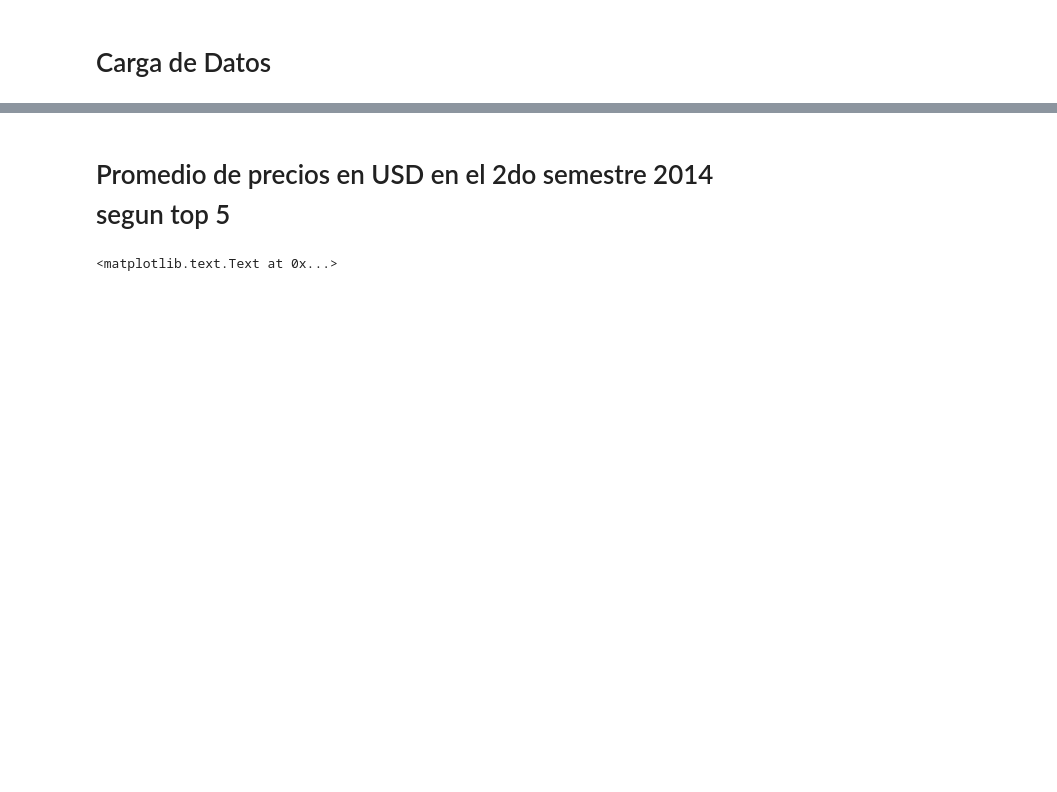
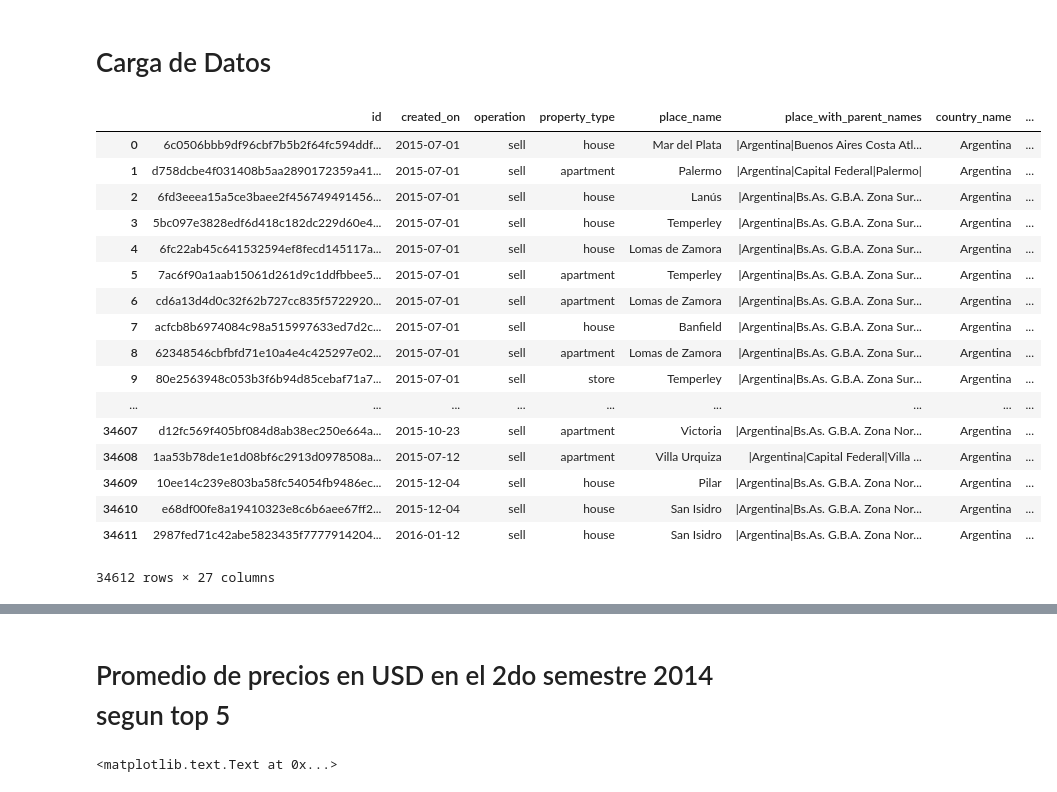
Before and after one commit to nicolaslongo/datos-TP1, a Jupyter notebook: Prop en venta 1er semestre 2016.ipynb, the cells around one changed output, grey strips where cells are left out. Cells and saved outputs as stored; diff of their text form; code cells hidden in the pictures; blank space fills up the shorter version.

```diff
--- a/Prop en venta 1er semestre 2016.ipynb
+++ b/Prop en venta 1er semestre 2016.ipynb
@@ -14,22 +14,52 @@ import calendar
 # %%
 ssem_2014 = pd.read_csv('properties/properati-AR-2015-01-01-properties-sell-six_months.csv')
 
 psem_2015 = pd.read_csv('properties/properati-AR-2015-06-01-properties-sell-six_months.csv')
 ssem_2015 = pd.read_csv('properties/properati-AR-2015-12-01-properties-sell-six_months.csv')
 
 en_16 = pd.read_csv('properties/properati-AR-2016-01-01-properties-sell.csv')
 fe_16 = pd.read_csv('properties/properati-AR-2016-02-01-properties-sell.csv')
 ma_16 = pd.read_csv('properties/properati-AR-2016-03-01-properties-sell.csv')
 ab_16 = pd.read_csv('properties/properati-AR-2016-04-01-properties-sell.csv')
 my_16 = pd.read_csv('properties/properati-AR-2016-05-01-properties-sell.csv')
 jn_16 = pd.read_csv('properties/properati-AR-2016-06-01-properties-sell.csv')
 jl_16 = pd.read_csv('properties/properati-AR-2016-07-01-properties-sell.csv')
 ag_16 = pd.read_csv('properties/properati-AR-2016-08-01-properties-sell.csv')
 se_16 = pd.read_csv('properties/properati-AR-2016-09-01-properties-sell.csv')
 oc_16 = pd.read_csv('properties/properati-AR-2016-10-01-properties-sell.csv')
 nv_16 = pd.read_csv('properties/properati-AR-2016-11-01-properties-sell.csv')
 dc_16 = pd.read_csv('properties/properati-AR-2016-12-01-properties-sell.csv')
 psem_2016 = pd.concat([en_16, fe_16, ma_16, ab_16, my_16, jn_16]).drop_duplicates('properati_url')
 ssem_2016 = pd.concat([jl_16, ag_16, se_16, oc_16, nv_16, dc_16]).drop_duplicates('properati_url')
-semestres = pd.concat([ssem_2014, psem_2015, ssem_2015, psem_2016, ssem_2016]).drop_duplicates('properati_url')
+
+en_17 = pd.read_csv('properties/properati-AR-2017-01-01-properties-sell.csv')
+fe_17 = pd.read_csv('properties/properati-AR-2017-02-01-properties-sell.csv')
+ma_17 = pd.read_csv('properties/properati-AR-2017-03-01-properties-sell.csv')
+ab_17 = pd.read_csv('properties/properati-AR-2017-04-01-properties-sell.csv')
+my_17 = pd.read_csv('properties/properati-AR-2017-05-01-properties-sell.csv')
+jn_17 = pd.read_csv('properties/properati-AR-2017-06-01-properties-sell.csv')
+jl_17 = pd.read_csv('properties/properati-AR-2017-07-01-properties-sell.csv')
+_2017 = pd.concat([en_17, fe_17, ma_17, ab_17, my_17, jn_17, jl_17]).drop_duplicates('properati_url')
+
+semestres = pd.concat([ssem_2014, psem_2015, ssem_2015, psem_2016, ssem_2016, _2017]).drop_duplicates('properati_url')
+en_16
+# %% [output]
+|  | id | created_on | operation | property_type | place_name | place_with_parent_names | country_name | ... |
+| 0 | 6c0506bbb9df96cbf7b5b2f64fc594ddf... | 2015-07-01 | sell | house | Mar del Plata | |Argentina|Buenos Aires Costa Atl... | Argentina | ... |
+| 1 | d758dcbe4f031408b5aa2890172359a41... | 2015-07-01 | sell | apartment | Palermo | |Argentina|Capital Federal|Palermo| | Argentina | ... |
+| 2 | 6fd3eeea15a5ce3baee2f456749491456... | 2015-07-01 | sell | house | Lanús | |Argentina|Bs.As. G.B.A. Zona Sur... | Argentina | ... |
+| 3 | 5bc097e3828edf6d418c182dc229d60e4... | 2015-07-01 | sell | house | Temperley | |Argentina|Bs.As. G.B.A. Zona Sur... | Argentina | ... |
+| 4 | 6fc22ab45c641532594ef8fecd145117a... | 2015-07-01 | sell | house | Lomas de Zamora | |Argentina|Bs.As. G.B.A. Zona Sur... | Argentina | ... |
+| 5 | 7ac6f90a1aab15061d261d9c1ddfbbee5... | 2015-07-01 | sell | apartment | Temperley | |Argentina|Bs.As. G.B.A. Zona Sur... | Argentina | ... |
+| 6 | cd6a13d4d0c32f62b727cc835f5722920... | 2015-07-01 | sell | apartment | Lomas de Zamora | |Argentina|Bs.As. G.B.A. Zona Sur... | Argentina | ... |
+| 7 | acfcb8b6974084c98a515997633ed7d2c... | 2015-07-01 | sell | house | Banfield | |Argentina|Bs.As. G.B.A. Zona Sur... | Argentina | ... |
+| 8 | 62348546cbfbfd71e10a4e4c425297e02... | 2015-07-01 | sell | apartment | Lomas de Zamora | |Argentina|Bs.As. G.B.A. Zona Sur... | Argentina | ... |
+| 9 | 80e2563948c053b3f6b94d85cebaf71a7... | 2015-07-01 | sell | store | Temperley | |Argentina|Bs.As. G.B.A. Zona Sur... | Argentina | ... |
+| ... | ... | ... | ... | ... | ... | ... | ... | ... |
+| 34607 | d12fc569f405bf084d8ab38ec250e664a... | 2015-10-23 | sell | apartment | Victoria | |Argentina|Bs.As. G.B.A. Zona Nor... | Argentina | ... |
+| 34608 | 1aa53b78de1e1d08bf6c2913d0978508a... | 2015-07-12 | sell | apartment | Villa Urquiza | |Argentina|Capital Federal|Villa ... | Argentina | ... |
+| 34609 | 10ee14c239e803ba58fc54054fb9486ec... | 2015-12-04 | sell | house | Pilar | |Argentina|Bs.As. G.B.A. Zona Nor... | Argentina | ... |
+| 34610 | e68df00fe8a19410323e8c6b6aee67ff2... | 2015-12-04 | sell | house | San Isidro | |Argentina|Bs.As. G.B.A. Zona Nor... | Argentina | ... |
+| 34611 | 2987fed71c42abe5823435f7777914204... | 2016-01-12 | sell | house | San Isidro | |Argentina|Bs.As. G.B.A. Zona Nor... | Argentina | ... |
+34612 rows × 27 columns
 # %% [markdown]
```
Also changed, not shown: parts of 21 cells of this notebook, 1 other file.
